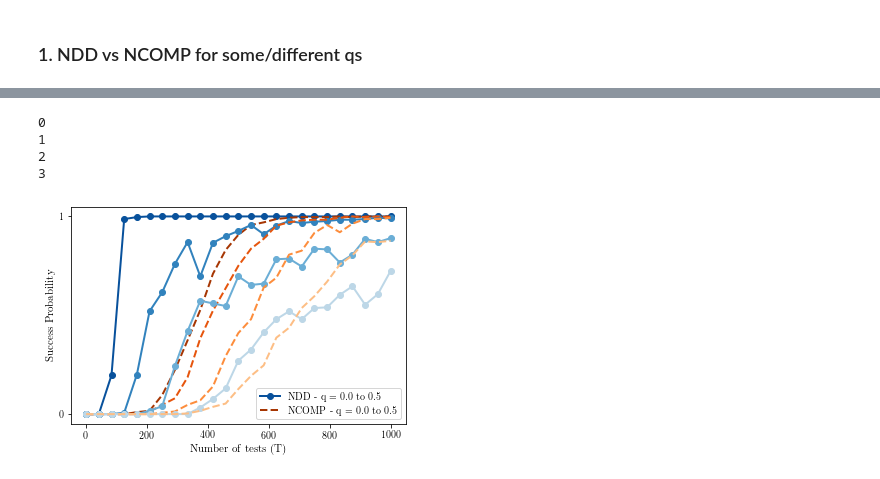
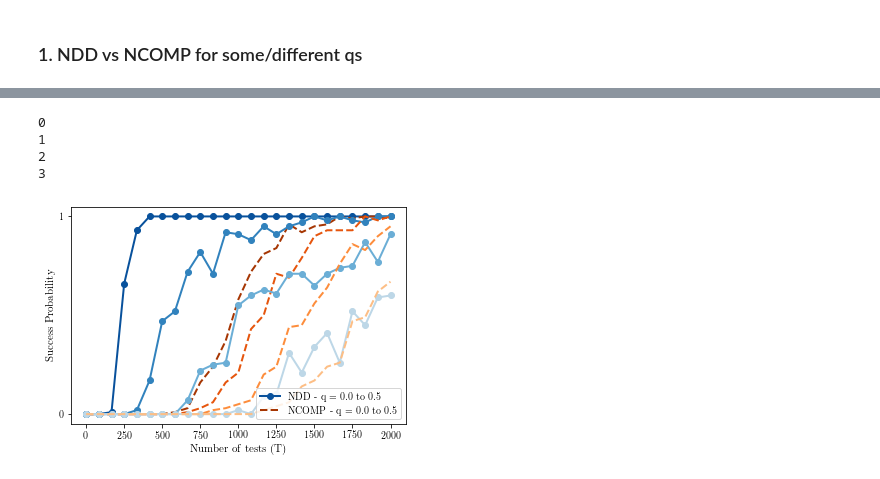
Before and after one commit to Grometton/grouptesting, a Jupyter notebook: notebooks/Semester Project Plots Nico.ipynb, the cells around one changed output, grey strips where cells are left out. Cells and saved outputs as stored; diff of their text form; code cells hidden in the pictures.

Commit message:
Made new plot

```diff
--- a/notebooks/Semester Project Plots Nico.ipynb
+++ b/notebooks/Semester Project Plots Nico.ipynb
@@ -26,9 +26,9 @@ np.random.seed(4000)
 ### 2. NCOMP with an achievability bound for some q
 # %%
 # Define initial parameters
-num_tests = 300
+num_tests = 100
 n = 1000 # population size
-theta = 0.15
+theta = 0.3
 C = 2
 n_theta = C * (n**theta)
 k = round(n_theta) # number of infected
@@ -38,7 +38,7 @@ eta = 0.001
 q_results = []
 
 ############ RUN EXPERIMENT #####################
-for q in [0.10]:
+for q in [0.05]:
     NCOMP_ber_acc = []
 
     ############## Achievable bound 1 for T ################
@@ -164,7 +164,7 @@ The PostScript backend does not support transparency; partially transparent arti
 # %%
 # Define initial para200
 n = 1000 # population size
-theta = 0.15
+theta = 0.3
 C = 2
 n_theta = C * (n**theta)
 k = round(n_theta) # number of infected
@@ -174,7 +174,7 @@ q_results = []
 np.random.seed(23455324)
 
 ############ RUN EXPERIMENT #####################
-for q in [0.10]:
+for q in [0.05]:
     alpha = 0.5
     p = alpha/k # Bernoulli test design probability parameter
     print("q: ", q)
@@ -270,9 +270,9 @@ The PostScript backend does not support transparency; partially transparent arti
 ### 1. NDD vs NCOMP for some/different qs
 # %%
 # Define initial parameters
-num_tests = 300
+num_tests = 100
 n = 1000 # population size
-theta = 0.15
+theta = 0.3
 C = 2
 n_theta = C * (n**theta)
 k = round(n_theta) # number of infected
@@ -288,7 +288,6 @@ for q in [0.000001, 0.15, 0.35, 0.50]:
     DD_ber_acc = []
     NCOMP_ber_acc = []
 
-    T_array = np.linspace(1, n, 25)
     pi_init = (q+0.07)
 
     ########### Achievability Bound 2 Method 2 #######
@@ -312,6 +311,8 @@ for q in [0.000001, 0.15, 0.35, 0.50]:
     achiev_bound = res.fun[0]
     pi_NDD = res.x[0]
     assert q <= pi_NDD <= 1
+
+    T_array = np.linspace(1, 2000, 25)
 
     ###### Main Experiment loop #####
     for T in T_array:
@@ -350,32 +369,32 @@ for q in [0.000001, 0.15, 0.35, 0.50]:
 PAL1 = ['#eff3ff','#bdd7e7','#6baed6','#3182bd','#08519c']
 PAL2 = ['#feedde','#fdbe85','#fd8d3c','#e6550d','#a63603']
 for i in range(len(q_results)):
     print(i)
     q, T_array, NCOMP_ber_acc, NDD_ber_acc = q_results[i]
 
     if (i==0):
         plt.plot(T_array, NDD_ber_acc,'o-', c=PAL1[-1-i], label="NDD - q = 0.0 to 0.5", linewidth=2)
         plt.plot(T_array, NCOMP_ber_acc,'--', c=PAL2[-1-i], label="NCOMP - q = 0.0 to 0.5", linewidth=2)
     else:
         plt.plot(T_array, NDD_ber_acc,'o-', c=PAL1[-1-i], linewidth=2)
         plt.plot(T_array, NCOMP_ber_acc,'--', c=PAL2[-1-i], linewidth=2)
 
     # use LaTeX fonts in the plot
     plt.rc('text', usetex=True)
     plt.rc('font', family='serif')
     matplotlib.rcParams['text.usetex'] = True
 
     plt.yticks(ticks=[0.0, 1.0])
     plt.xlabel(r'Number of tests (T)', fontsize=11)
     plt.ylabel(r'Success Probability', fontsize=11)
 
-plt.legend()
+plt.legend(loc='lower right')
 plt.savefig('plots/NCOMP vs NDD Report Nico 2 today' + str(round(C, 2)) + 'qs, q = ' + str(round(q, 2)) + ', delta = ' + str(round(delta, 2)) + ', n = ' + str(n) + ', theta = ' + str(round(theta, 2)) + '.png')
 plt.savefig('plots/NCOMP vs NDD Report Nico 2 today' + str(round(C, 2)) + 'qs, q = ' + str(round(q, 2)) + ', delta = ' + str(round(delta, 2)) + ', n = ' + str(n) + ', theta = ' + str(round(theta, 2)) + '.pdf')
 plt.show()
 # %% [output]
 0
 1
 2
 3
-[figure, old version]
+[figure, new version]
```
Also changed, not shown: parts of 4 cells of this notebook, 15 other files.
